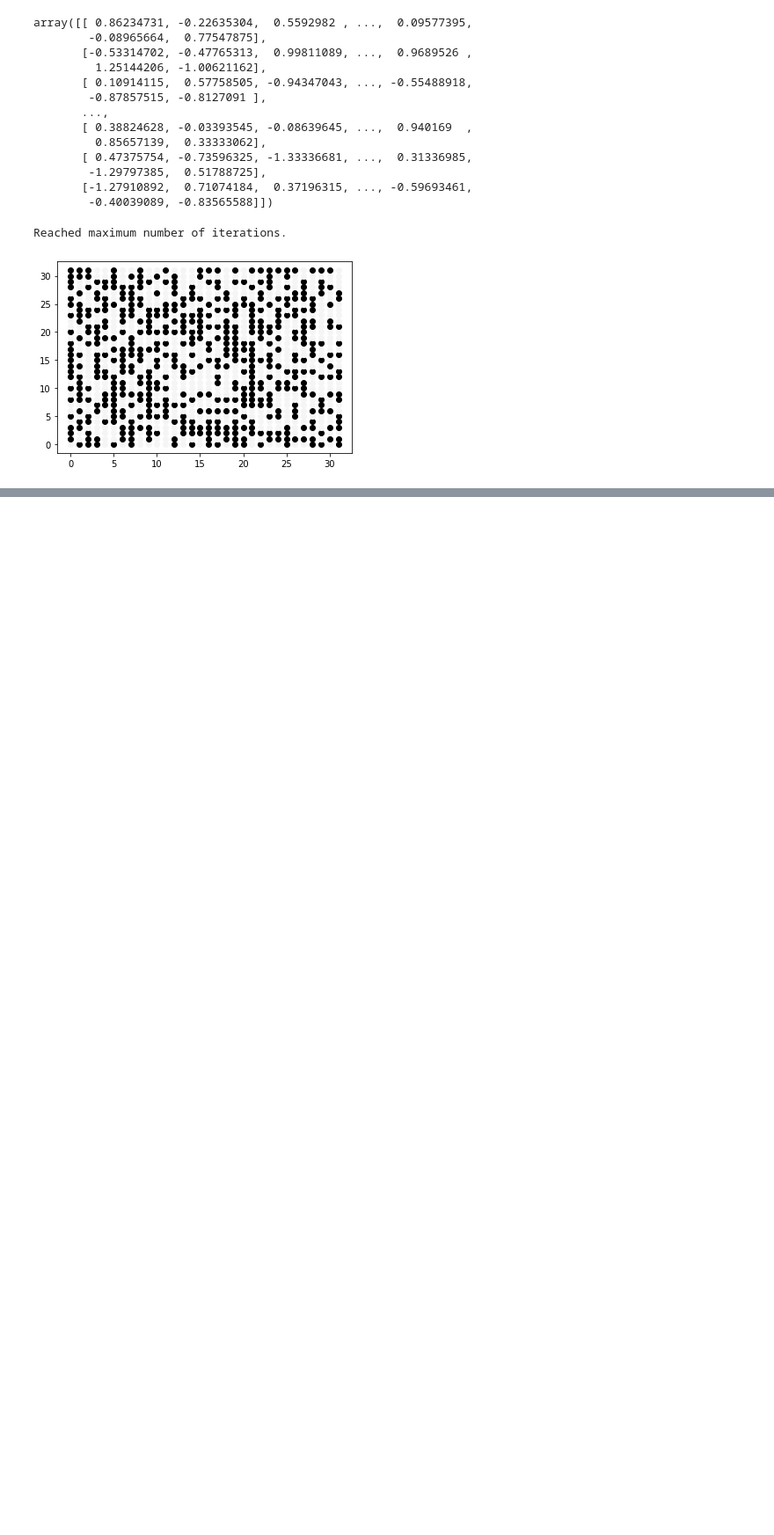
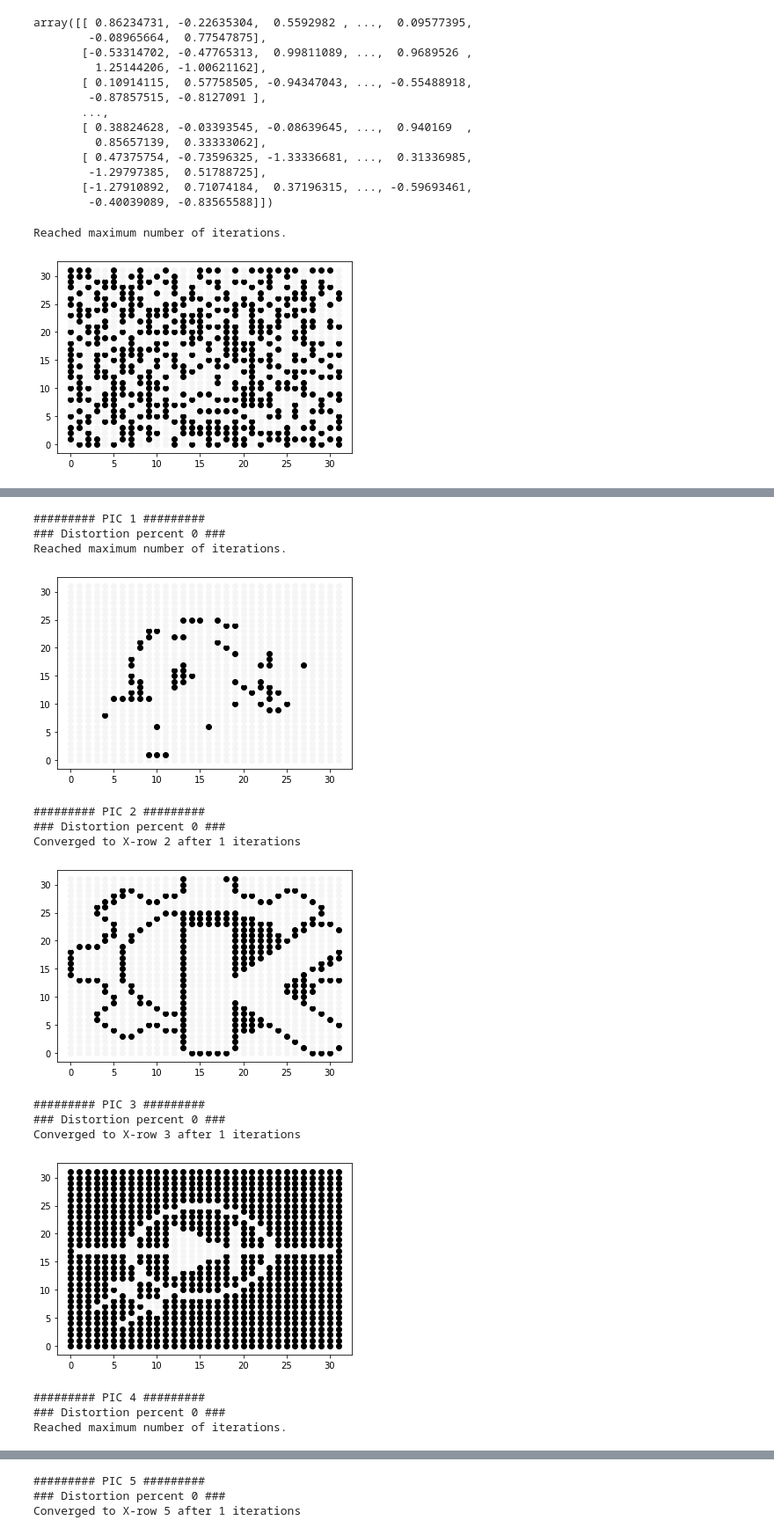
Before and after one commit to mattiasgullstrand/ANN_lab1, a Jupyter notebook: Assignment 3/exercise_3.1.ipynb, the cells around one changed output, grey strips where cells are left out. Shown at 88% size. Saved outputs shown, nothing was run; the diff lists cells and outputs as text; code cells hidden in the pictures; blank space fills up the shorter version.

```diff
--- a/Assignment 3/exercise_3.1.ipynb
+++ b/Assignment 3/exercise_3.1.ipynb
@@ -473,0 +563,41 @@ Reached maximum number of iterations.
+# %%
+p1 = np.array([all_pics[0]])
+p2 = np.array([all_pics[1]])
+p3 = np.array([all_pics[2]])
+p4 = np.array([all_pics[3]])
+p5 = np.array([all_pics[4]])
+p6 = np.array([all_pics[5]])
+p7 = np.array([all_pics[6]])
+p8 = np.array([all_pics[7]])
+p9 = np.array([all_pics[8]])
+p10 = np.array([all_pics[9]])
+p11 = np.array([all_pics[10]])
+# %%
+X = np.concatenate((p1.T, p2.T, p3.T, p4.T, p6.T, p7.T), axis = 1)
+hop_net_cap = Hopfield_Net(X)
+# %%
+hop_net_cap.update_type = 'asyn'
+for nr, pic in enumerate([p1, p2, p3, p4, p6, p7]):
+    print("######### PIC {} #########".format(nr + 1))
+    for percent in [0]:
+        print("### Distortion percent {} ###".format(percent))
+        pic_dist = dist_pic(np.copy(pic), percent)
+        new_pic = hop_net_cap.net_out(np.copy(pic_dist))
+        disp_pic(new_pic)
+        plt.show()
+# %% [output]
+######### PIC 1 #########
+### Distortion percent 0 ###
+Reached maximum number of iterations.
+[figure, added]
+######### PIC 2 #########
+### Distortion percent 0 ###
+Converged to X-row 2 after 1 iterations
+[figure, added]
+######### PIC 3 #########
+### Distortion percent 0 ###
+Converged to X-row 3 after 1 iterations
+[figure, added]
+######### PIC 4 #########
+### Distortion percent 0 ###
+Reached maximum number of iterations.
@@ -473,0 +605,3 @@ Reached maximum number of iterations.
+######### PIC 5 #########
+### Distortion percent 0 ###
+Converged to X-row 5 after 1 iterations
```
Also changed, not shown: parts of 20 cells of this notebook.
